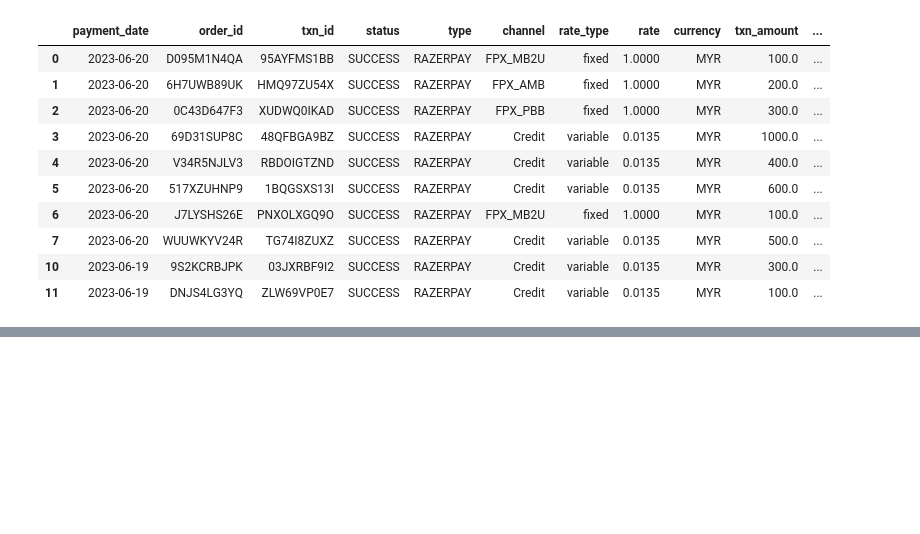
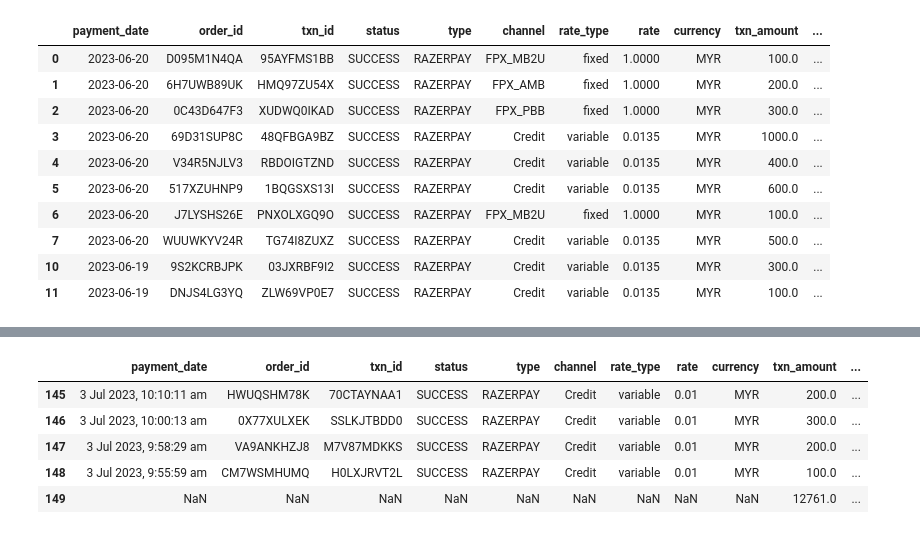
Before and after one commit to Bahqifays/Razer, a Jupyter notebook: notebooks/Test.ipynb, the cells around one changed output, grey strips where cells are left out. Cells and saved outputs as stored; diff of their text form; code cells hidden in the pictures; blank space fills up the shorter version.

```diff
--- a/notebooks/Test.ipynb
+++ b/notebooks/Test.ipynb
@@ -215,0 +280,15 @@ data_success[data_success['Payment Date'] == interest_date]
+# %%
+# Select columns with float data type
+float_columns = df.select_dtypes(include=['float64']).columns
+
+# Format float columns to two decimal points
+df[float_columns] = df[float_columns].applymap(lambda x: round(x, 2))
+# %%
+df.tail()
+# %% [output]
+|  | payment_date | order_id | txn_id | status | type | channel | rate_type | rate | currency | txn_amount | ... |
+| 145 | 3 Jul 2023, 10:10:11 am | HWUQSHM78K | 70CTAYNAA1 | SUCCESS | RAZERPAY | Credit | variable | 0.01 | MYR | 200.0 | ... |
+| 146 | 3 Jul 2023, 10:00:13 am | 0X77XULXEK | SSLKJTBDD0 | SUCCESS | RAZERPAY | Credit | variable | 0.01 | MYR | 300.0 | ... |
+| 147 | 3 Jul 2023, 9:58:29 am | VA9ANKHZJ8 | M7V87MDKKS | SUCCESS | RAZERPAY | Credit | variable | 0.01 | MYR | 200.0 | ... |
+| 148 | 3 Jul 2023, 9:55:59 am | CM7WSMHUMQ | H0LXJRVT2L | SUCCESS | RAZERPAY | Credit | variable | 0.01 | MYR | 100.0 | ... |
+| 149 | NaN | NaN | NaN | NaN | NaN | NaN | NaN | NaN | NaN | 12761.0 | ... |
```
Also changed, not shown: parts of 11 cells of this notebook, 3 other files.
